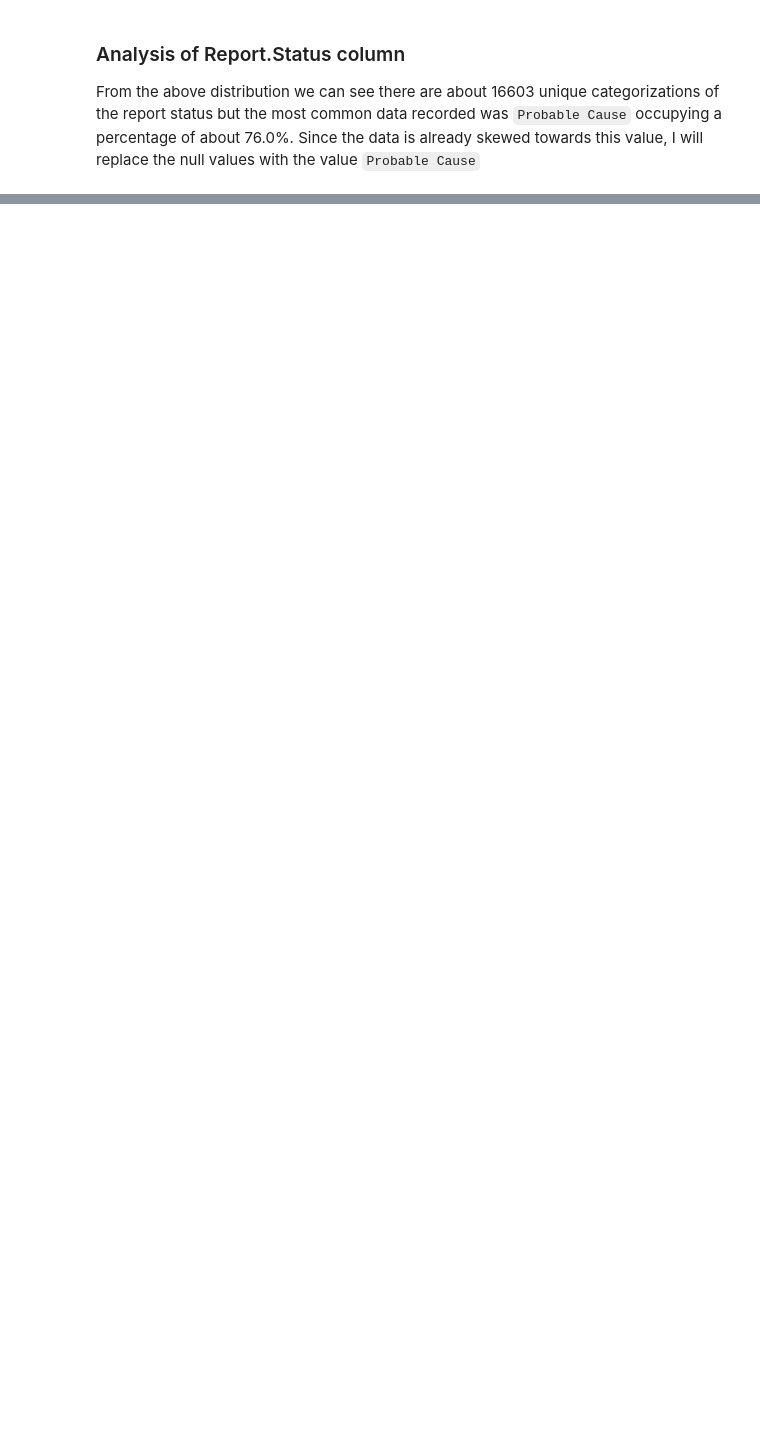
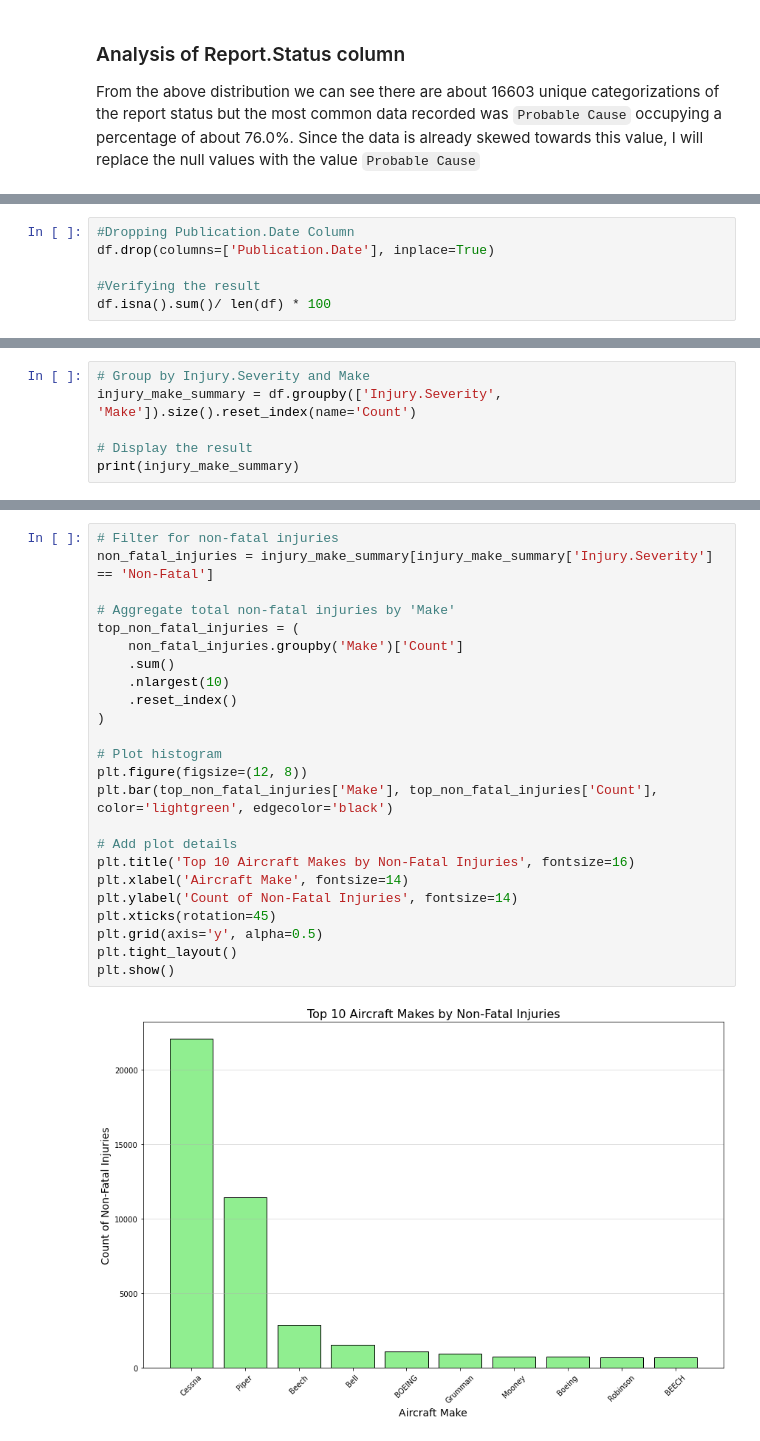
Before and after one commit to Thazes/phase1DataScience, a Jupyter notebook: phase1Project.ipynb, the cells around one changed output, grey strips where cells are left out. Drawn from its saved outputs; the diff is of its cells as text; blank space fills up the shorter version.

```diff
--- a/phase1Project.ipynb
+++ b/phase1Project.ipynb
@@ -1110,0 +1138,6 @@ dtype: float64
+# %%
+#Dropping Publication.Date Column
+df.drop(columns=['Publication.Date'], inplace=True)
+
+#Verifying the result
+df.isna().sum()/ len(df) * 100
@@ -1110,0 +1184,6 @@ dtype: float64
+# %%
+# Group by Injury.Severity and Make
+injury_make_summary = df.groupby(['Injury.Severity', 'Make']).size().reset_index(name='Count')
+
+# Display the result
+print(injury_make_summary)
@@ -1110,0 +1235,26 @@ dtype: float64
+# %%
+# Filter for non-fatal injuries
+non_fatal_injuries = injury_make_summary[injury_make_summary['Injury.Severity'] == 'Non-Fatal']
+
+# Aggregate total non-fatal injuries by 'Make'
+top_non_fatal_injuries = (
+    non_fatal_injuries.groupby('Make')['Count']
+    .sum()
+    .nlargest(10)
+    .reset_index()
+)
+
+# Plot histogram
+plt.figure(figsize=(12, 8))
+plt.bar(top_non_fatal_injuries['Make'], top_non_fatal_injuries['Count'], color='lightgreen', edgecolor='black')
+
+# Add plot details
+plt.title('Top 10 Aircraft Makes by Non-Fatal Injuries', fontsize=16)
+plt.xlabel('Aircraft Make', fontsize=14)
+plt.ylabel('Count of Non-Fatal Injuries', fontsize=14)
+plt.xticks(rotation=45)
+plt.grid(axis='y', alpha=0.5)
+plt.tight_layout()
+plt.show()
+# %% [output]
+[figure, added]
```
Also changed, not shown: parts of 61 cells of this notebook.
